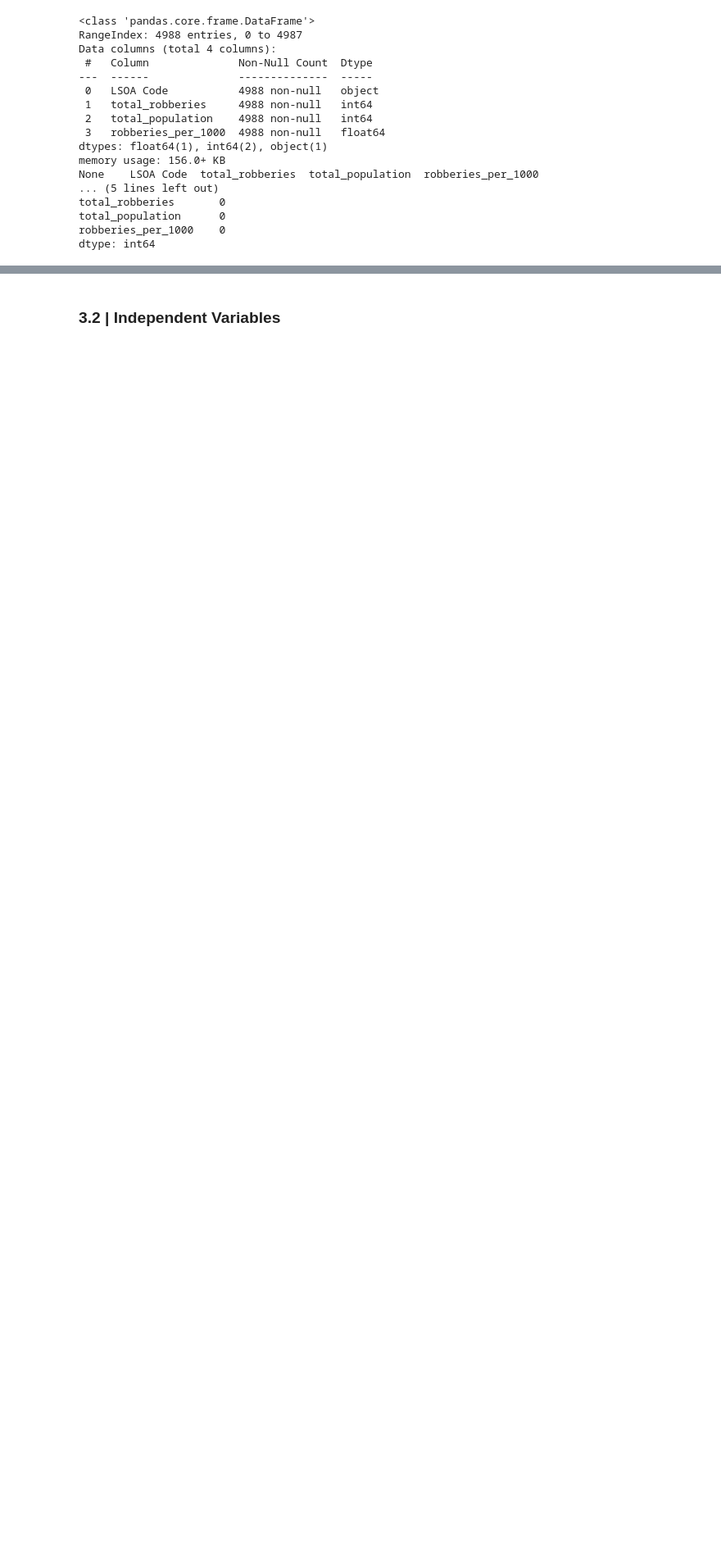
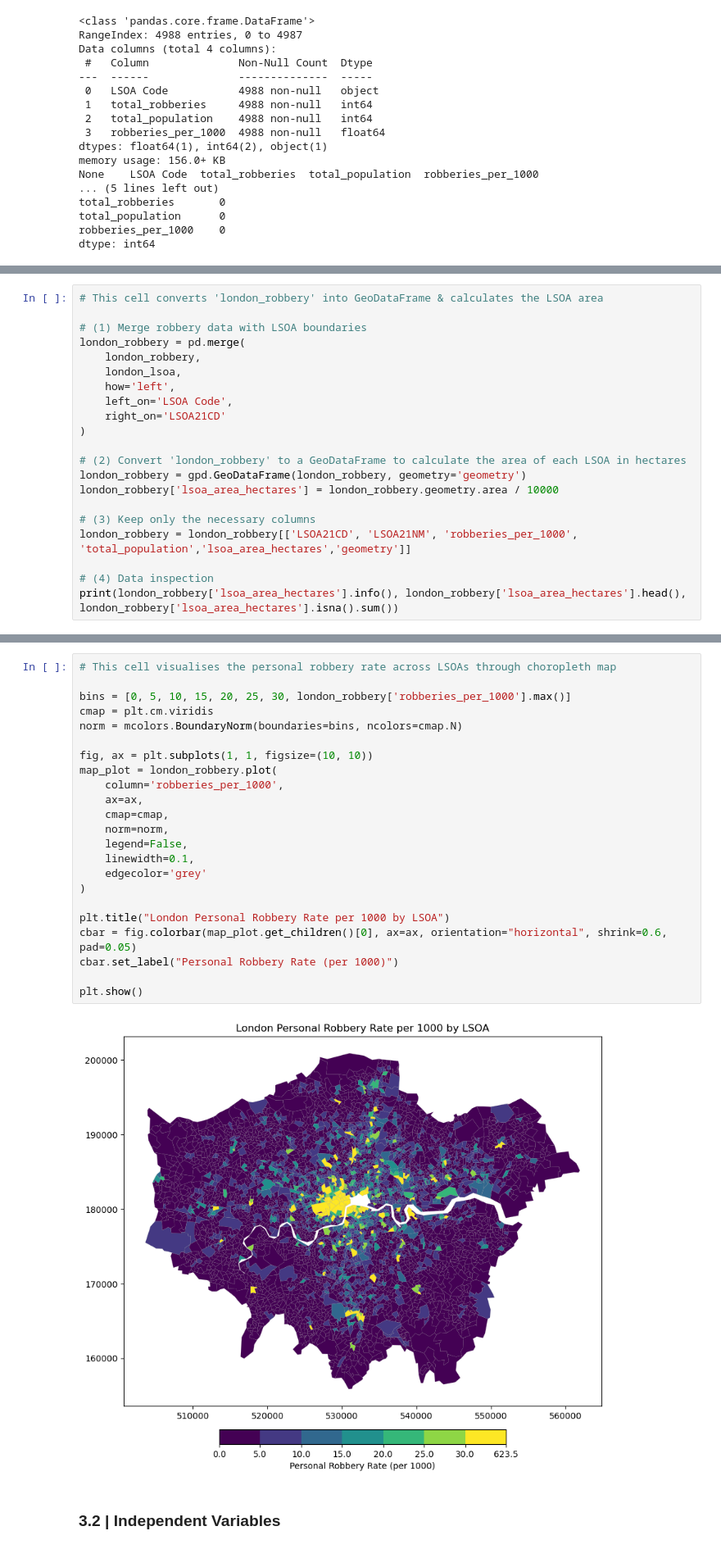
Before and after one commit to hanxiang270/CASA0006, a Jupyter notebook: CASA0006_Part1.ipynb, the cells around one changed output, grey strips where cells are left out. Shown at 82% size. Drawn from its saved outputs; the diff is of its cells as text; blank space fills up the shorter version.

```diff
--- a/CASA0006_Part1.ipynb
+++ b/CASA0006_Part1.ipynb
@@ -208,0 +272,21 @@ dtype: int64
+# %%
+# This cell converts 'london_robbery' into GeoDataFrame & calculates the LSOA area
+
+# (1) Merge robbery data with LSOA boundaries
+london_robbery = pd.merge(
+    london_robbery,
+    london_lsoa,
+    how='left',
+    left_on='LSOA Code',
+    right_on='LSOA21CD'
+)
+
+# (2) Convert 'london_robbery' to a GeoDataFrame to calculate the area of each LSOA in hectares
+london_robbery = gpd.GeoDataFrame(london_robbery, geometry='geometry')
+london_robbery['lsoa_area_hectares'] = london_robbery.geometry.area / 10000
+
+# (3) Keep only the necessary columns
+london_robbery = london_robbery[['LSOA21CD', 'LSOA21NM', 'robberies_per_1000', 'total_population','lsoa_area_hectares','geometry']]
+
+# (4) Data inspection
+print(london_robbery['lsoa_area_hectares'].info(), london_robbery['lsoa_area_hectares'].head(), london_robbery['lsoa_area_hectares'].isna().sum())
@@ -209,3 +351,28 @@ dtype: int64
+# %%
+# This cell visualises the personal robbery rate across LSOAs through choropleth map
+
+bins = [0, 5, 10, 15, 20, 25, 30, london_robbery['robberies_per_1000'].max()]
+cmap = plt.cm.viridis
+norm = mcolors.BoundaryNorm(boundaries=bins, ncolors=cmap.N)
+
+fig, ax = plt.subplots(1, 1, figsize=(10, 10))
+map_plot = london_robbery.plot(
+    column='robberies_per_1000',
+    ax=ax,
+    cmap=cmap,
+    norm=norm,
+    legend=False,
+    linewidth=0.1,
+    edgecolor='grey'
+)
+
+plt.title("London Personal Robbery Rate per 1000 by LSOA")
+cbar = fig.colorbar(map_plot.get_children()[0], ax=ax, orientation="horizontal", shrink=0.6, pad=0.05)
+cbar.set_label("Personal Robbery Rate (per 1000)")
+
+plt.show()
+# %% [output]
+[figure, added]
 # %% [markdown]
 ### 3.2 | Independent Variables
 # %% [markdown]
```
Also changed, not shown: parts of 49 cells of this notebook, 3 other files.
